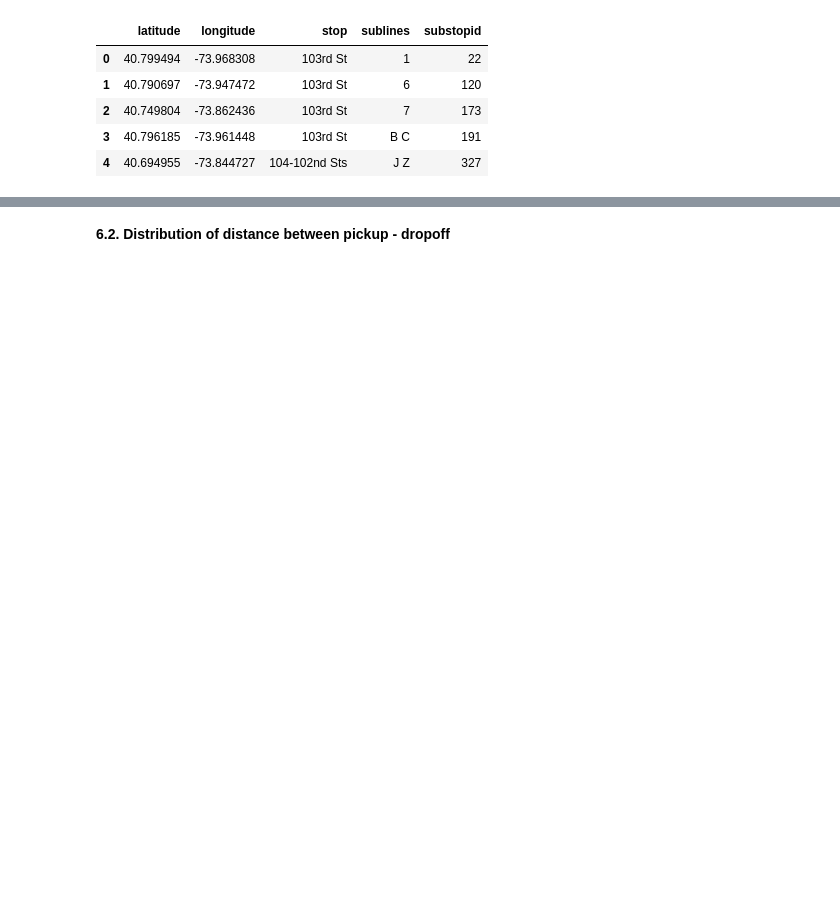
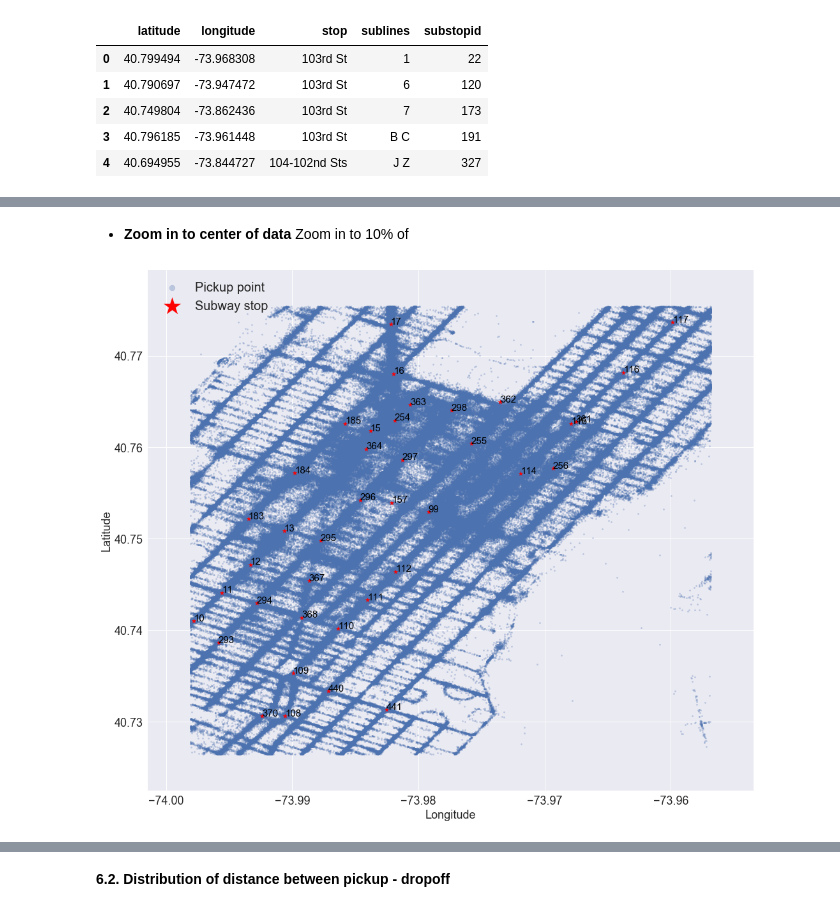
Before and after one commit to yennanliu/NYC_Taxi_Trip_Duration, a Jupyter notebook: notebook/EDA_jtsai_variables.ipynb, the cells around one changed output, grey strips where cells are left out. Cells and saved outputs as stored; diff of their text form; code cells hidden in the pictures; blank space fills up the shorter version.

Commit message:
Add zoomin close to center case

```diff
--- a/notebook/EDA_jtsai_variables.ipynb
+++ b/notebook/EDA_jtsai_variables.ipynb
@@ -523,0 +545,17 @@ plt.show()
+# %% [markdown]
+* **Zoom in to center of data**
+Zoom in to 10% of
+# %%
+zoom = 15.
+plt.figure(figsize=(17,15))
+picks, x_cut, y_cut = draw_map(x_pick, y_pick, 'Pickup', zoom=zoom)
+subws, subs = draw_sub(df_subway, x_cut=x_cut, y_cut=y_cut, getStop=True)
+plt.legend((picks, subws),
+           ('Pickup point', 'Subway stop'),
+           loc='upper left',
+           markerscale=4,
+           fontsize=20)
+plt.show()
+# Find out the mean center by zoomin
+# %% [output]
+[figure, added]
```
Also changed, not shown: parts of 28 cells of this notebook.
